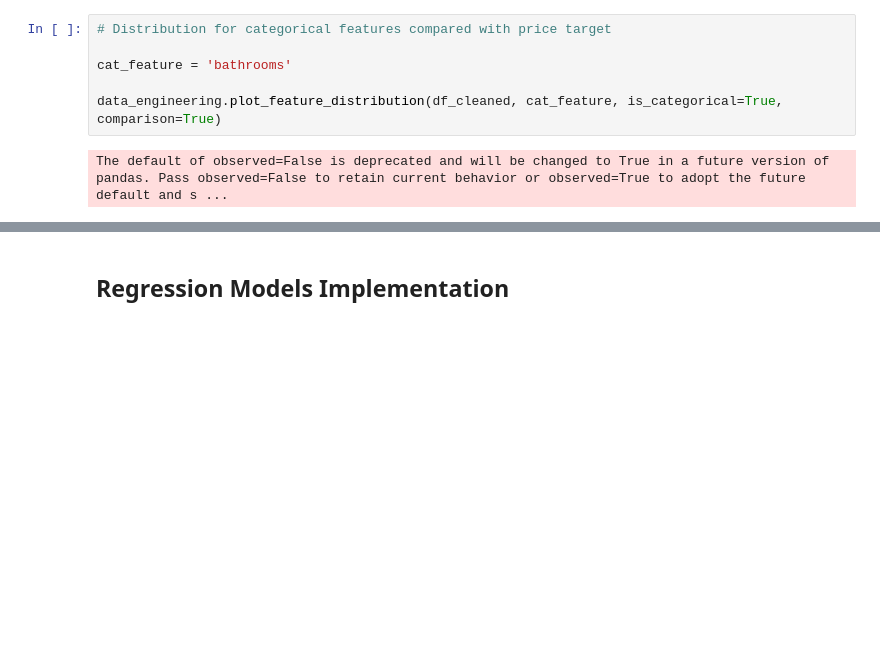
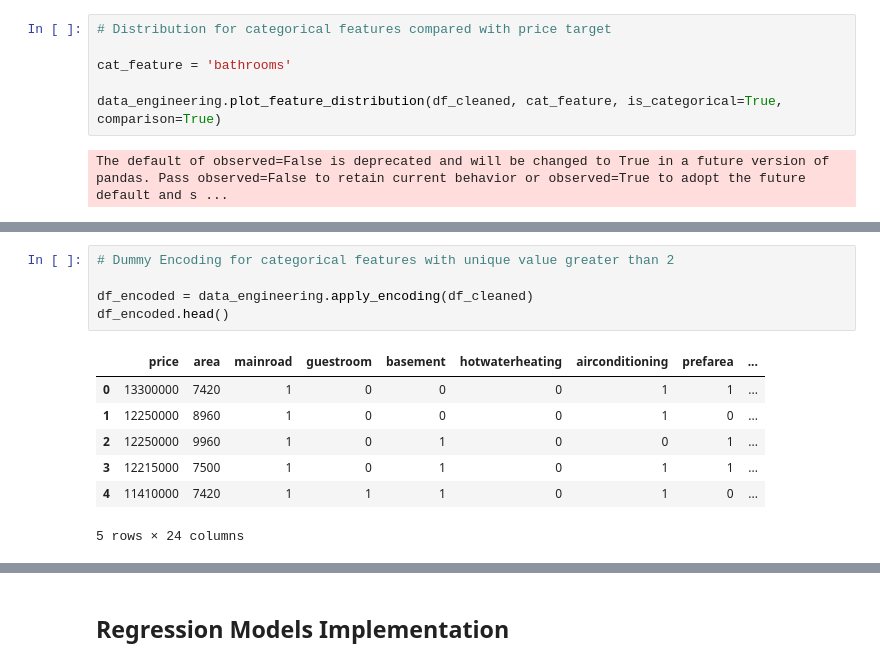
Before and after one commit to Silvano315/Prediction-model-for-a-real-estate-market, a Jupyter notebook: prediction_model.ipynb, the cells around one changed output, grey strips where cells are left out. Drawn from its saved outputs; the diff is of its cells as text; blank space fills up the shorter version.

```diff
--- a/prediction_model.ipynb
+++ b/prediction_model.ipynb
@@ -191,0 +199,13 @@ The default of observed=False is deprecated and will be changed to True in a fut
+# %%
+# Dummy Encoding for categorical features with unique value greater than 2
+
+df_encoded = data_engineering.apply_encoding(df_cleaned)
+df_encoded.head()
+# %% [output]
+|  | price | area | mainroad | guestroom | basement | hotwaterheating | airconditioning | prefarea | ... |
+| 0 | 13300000 | 7420 | 1 | 0 | 0 | 0 | 1 | 1 | ... |
+| 1 | 12250000 | 8960 | 1 | 0 | 0 | 0 | 1 | 0 | ... |
+| 2 | 12250000 | 9960 | 1 | 0 | 1 | 0 | 0 | 1 | ... |
+| 3 | 12215000 | 7500 | 1 | 0 | 1 | 0 | 1 | 1 | ... |
+| 4 | 11410000 | 7420 | 1 | 1 | 1 | 0 | 1 | 0 | ... |
+5 rows × 24 columns
```
Also changed, not shown: parts of 4 cells of this notebook.
